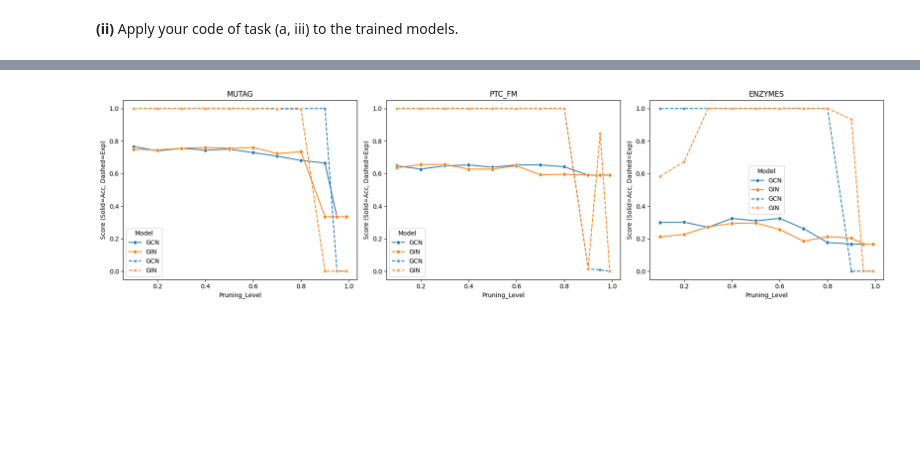
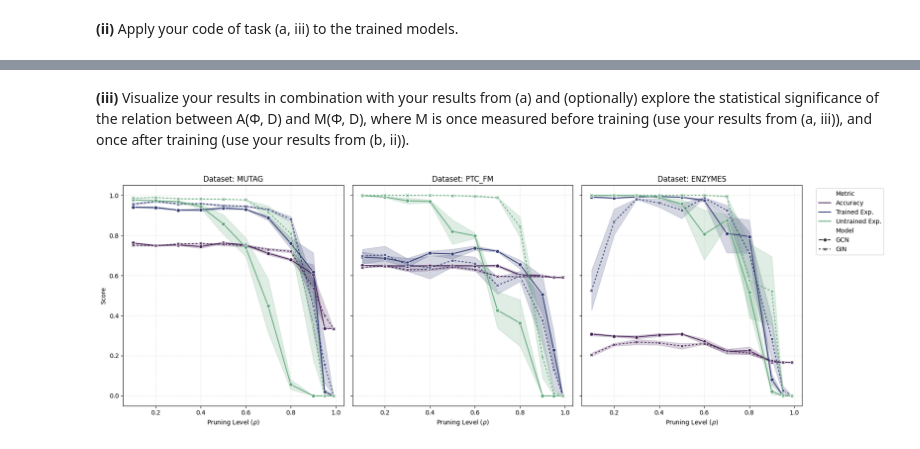
Before and after one commit to simonschindler/graph_learning, a Jupyter notebook: PA2_Marlene.ipynb, the cells around one changed output, grey strips where cells are left out. Saved outputs shown, nothing was run; the diff lists cells and outputs as text; code cells hidden in the pictures; blank space fills up the shorter version.

```diff
--- a/PA2_Marlene.ipynb
+++ b/PA2_Marlene.ipynb
@@ -308,9 +323,5 @@ before every forward pass or to the gradients before every update step.
 # %%
 def create_masks(model):
-    """
-    Returns a dictionary mapping parameter names to boolean masks.
-    If a parameter is 0, the mask is 0. Otherwise 1.
-    """
     masks = {}
     for name, param in model.named_parameters():
         if 'conv' in name and 'weight' in name:
@@ -498,24 +497,2 @@ Kept 595 unique graphs.
-# %%
-# Dual-Axis Plot: Accuracy vs. Trained Expressivity
-fig, axes = plt.subplots(1, 3, figsize=(18, 5))
-datasets = df_final['Dataset'].unique()
-
-for ax, ds in zip(axes, datasets):
-    subset = df_final[df_final['Dataset'] == ds]
-
-    # 1. Plot Accuracy (Solid Line)
-    sns.lineplot(data=subset, x='Pruning_Level', y='Train_Accuracy', hue='Model',
-                 linestyle='-', marker='o', ax=ax)
-
-    # 2. Plot Expressivity (Dashed Line)
-    # We cheat slightly to put them on the same axis scale (0-1)
-    sns.lineplot(data=subset, x='Pruning_Level', y='Trained_Expressivity', hue='Model',
-                 linestyle='--', marker='X', ax=ax)
-
-    ax.set_title(ds)
-    ax.set_ylabel("Score (Solid=Acc, Dashed=Exp)")
-
-plt.tight_layout()
-plt.show()
-# %% [output]
-[figure, removed]
+# %% [markdown]
+**(iii)** Visualize your results in combination with your results from (a) and (optionally) explore the statistical significance of the relation between A(Φ, D) and M(Φ, D), where M is once measured before training (use your results from (a, iii)), and once after training (use your results from (b, ii)).
@@ -521,0 +527,40 @@ plt.show()
+# %%
+# Comparing the expressivity of trained and untrained together with the accuracy of the trained model
+datasets = df_long_all['Dataset'].unique()
+fig, axes = plt.subplots(1, 3, figsize=(18, 6), sharey=True)
+
+# Palette is Metric, Style is Model
+palette = {'Accuracy': '#462255', 'Trained Exp.': '#313B72', 'Untrained Exp.': '#62A87C'}
+dashes = {'GCN': (1,0), 'GIN': (2,2)}
+
+
+for ax, ds in zip(axes, datasets):
+    subset = df_long_all[df_long_all['Dataset'] == ds]
+
+    sns.lineplot(
+        data=subset,
+        x='Pruning_Level',
+        y='Score',
+        hue='Metric',
+        style='Model',
+        palette=palette,
+        dashes=dashes,
+        markers=True,
+        ax=ax
+    )
+
+    ax.set_title(f"Dataset: {ds}")
+    ax.set_xlabel(r'Pruning Level ($\rho$)')
+    ax.set_ylabel("Score")
+    ax.grid(True, linestyle=':', alpha=0.5)
+
+    # Legend handling
+    if ds == datasets[-1]:
+        ax.legend(bbox_to_anchor=(1.05, 1), loc='upper left')
+    else:
+        ax.get_legend().remove()
+
+plt.tight_layout()
+plt.show()
+# %% [output]
+[figure, added]
```
Also changed, not shown: parts of 15 cells of this notebook.
